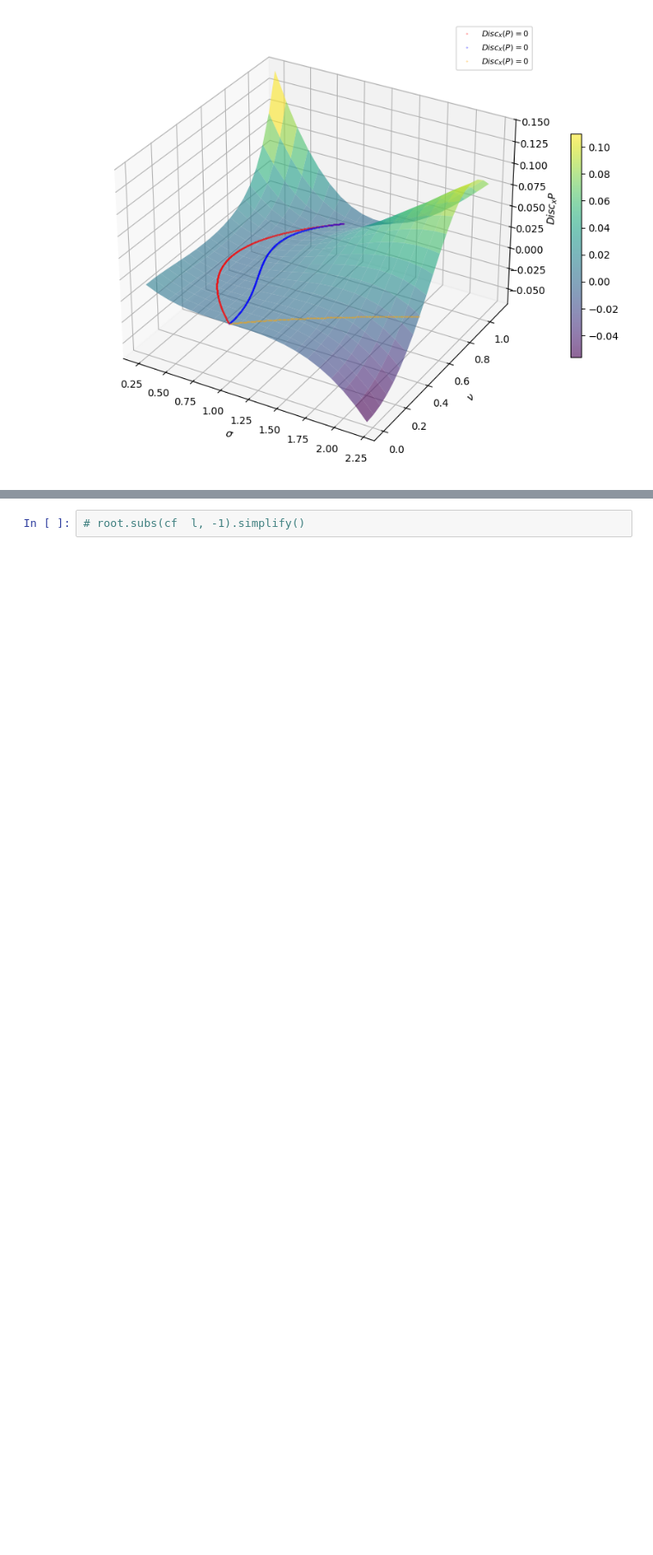
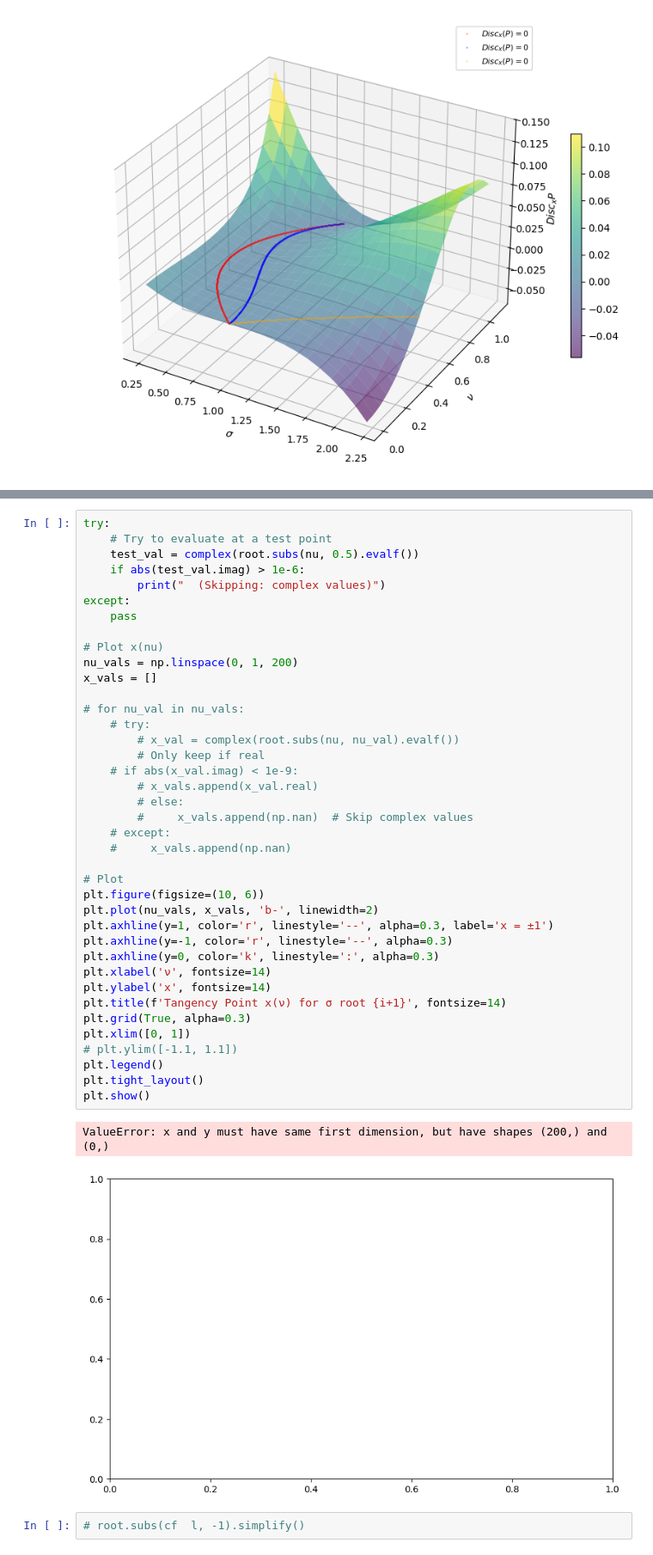
Before and after one commit to ukolov-ivan/mipt-vkr, a Jupyter notebook: src/sym.ipynb, the cells around one changed output, grey strips where cells are left out. Shown at 86% size. Drawn from its saved outputs; the diff is of its cells as text; blank space fills up the shorter version.

```diff
--- a/src/sym.ipynb
+++ b/src/sym.ipynb
@@ -924,3 +935,45 @@ NameError: name 'x_tangent' is not defined
+# %%
+try:
+    # Try to evaluate at a test point
+    test_val = complex(root.subs(nu, 0.5).evalf())
+    if abs(test_val.imag) > 1e-6:
+        print("  (Skipping: complex values)")
+except:
+    pass
+
+# Plot x(nu)
+nu_vals = np.linspace(0, 1, 200)
+x_vals = []
+
+# for nu_val in nu_vals:
+    # try:
+        # x_val = complex(root.subs(nu, nu_val).evalf())
+        # Only keep if real
+    # if abs(x_val.imag) < 1e-9:
+        # x_vals.append(x_val.real)
+        # else:
+        #     x_vals.append(np.nan)  # Skip complex values
+    # except:
+    #     x_vals.append(np.nan)
+
+# Plot
+plt.figure(figsize=(10, 6))
+plt.plot(nu_vals, x_vals, 'b-', linewidth=2)
+plt.axhline(y=1, color='r', linestyle='--', alpha=0.3, label='x = ±1')
+plt.axhline(y=-1, color='r', linestyle='--', alpha=0.3)
+plt.axhline(y=0, color='k', linestyle=':', alpha=0.3)
+plt.xlabel('ν', fontsize=14)
+plt.ylabel('x', fontsize=14)
+plt.title(f'Tangency Point x(ν) for σ root {i+1}', fontsize=14)
+plt.grid(True, alpha=0.3)
+plt.xlim([0, 1])
+# plt.ylim([-1.1, 1.1])
+plt.legend()
+plt.tight_layout()
+plt.show()
+# %% [output]
+ValueError: x and y must have same first dimension, but have shapes (200,) and (0,)
+[figure, added]
 # %%
 # root.subs(cf  l, -1).simplify()
 # %%
```
Also changed, not shown: parts of 2 cells of this notebook, 1 other file.
